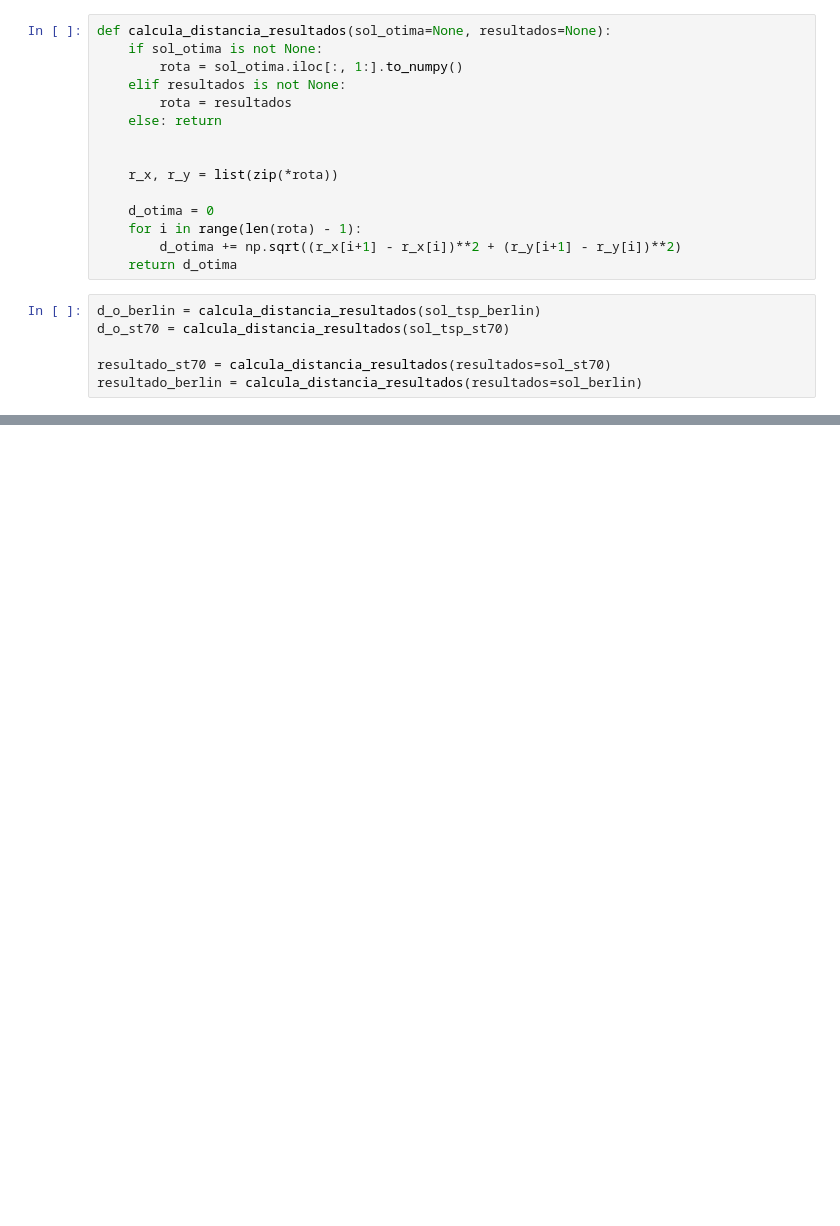
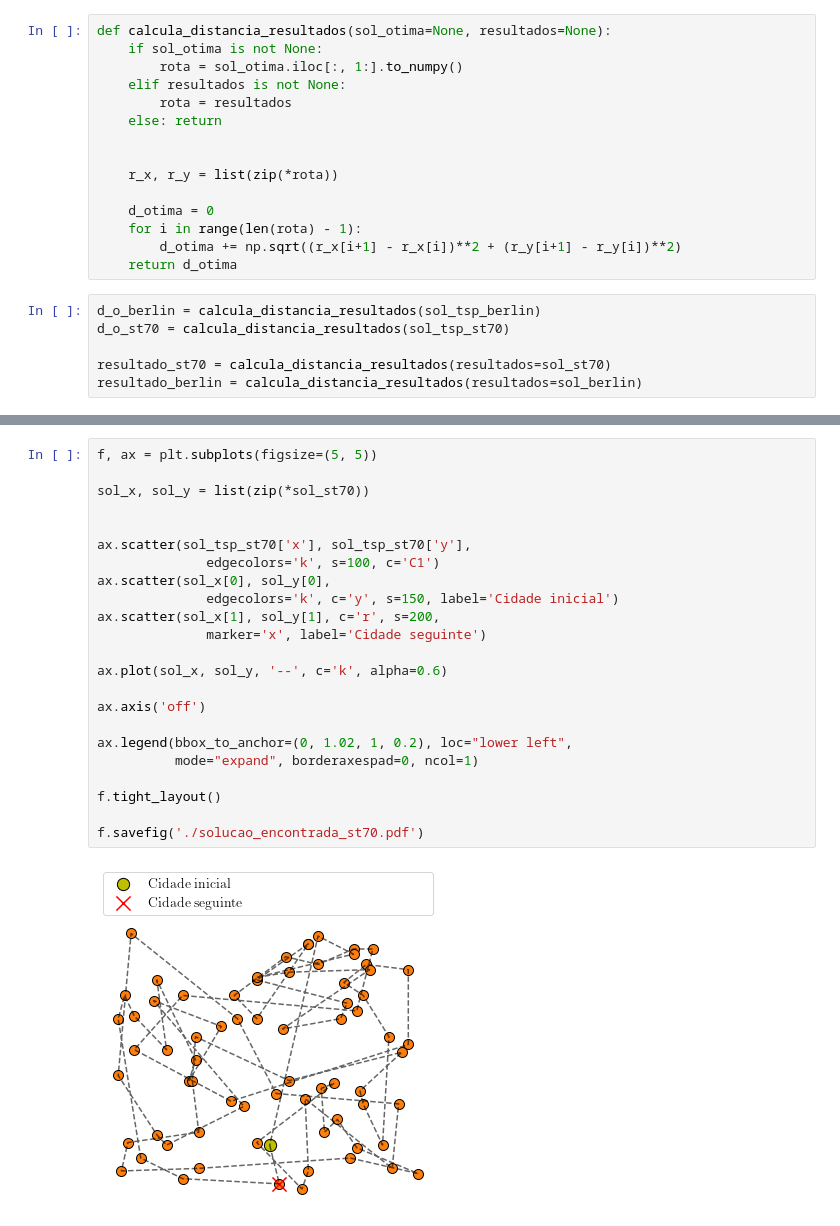
Before and after one commit to pesadaum/tsp-with-ga, a Jupyter notebook: tsp_with_ga.ipynb, the cells around one changed output, grey strips where cells are left out. Cells and saved outputs as stored; diff of their text form; blank space fills up the shorter version.

```diff
--- a/tsp_with_ga.ipynb
+++ b/tsp_with_ga.ipynb
@@ -421,0 +463,25 @@ f.tight_layout()
+# %%
+f, ax = plt.subplots(figsize=(5, 5))
+
+sol_x, sol_y = list(zip(*sol_st70))
+
+
+ax.scatter(sol_tsp_st70['x'], sol_tsp_st70['y'],
+              edgecolors='k', s=100, c='C1')
+ax.scatter(sol_x[0], sol_y[0],
+              edgecolors='k', c='y', s=150, label='Cidade inicial')
+ax.scatter(sol_x[1], sol_y[1], c='r', s=200,
+              marker='x', label='Cidade seguinte')
+
+ax.plot(sol_x, sol_y, '--', c='k', alpha=0.6)
+
+ax.axis('off')
+
+ax.legend(bbox_to_anchor=(0, 1.02, 1, 0.2), loc="lower left",
+          mode="expand", borderaxespad=0, ncol=1)
+
+f.tight_layout()
+
+f.savefig('./solucao_encontrada_st70.pdf')
+# %% [output]
+[figure, added]
```
Also changed, not shown: parts of 11 cells of this notebook, 2 other files.
